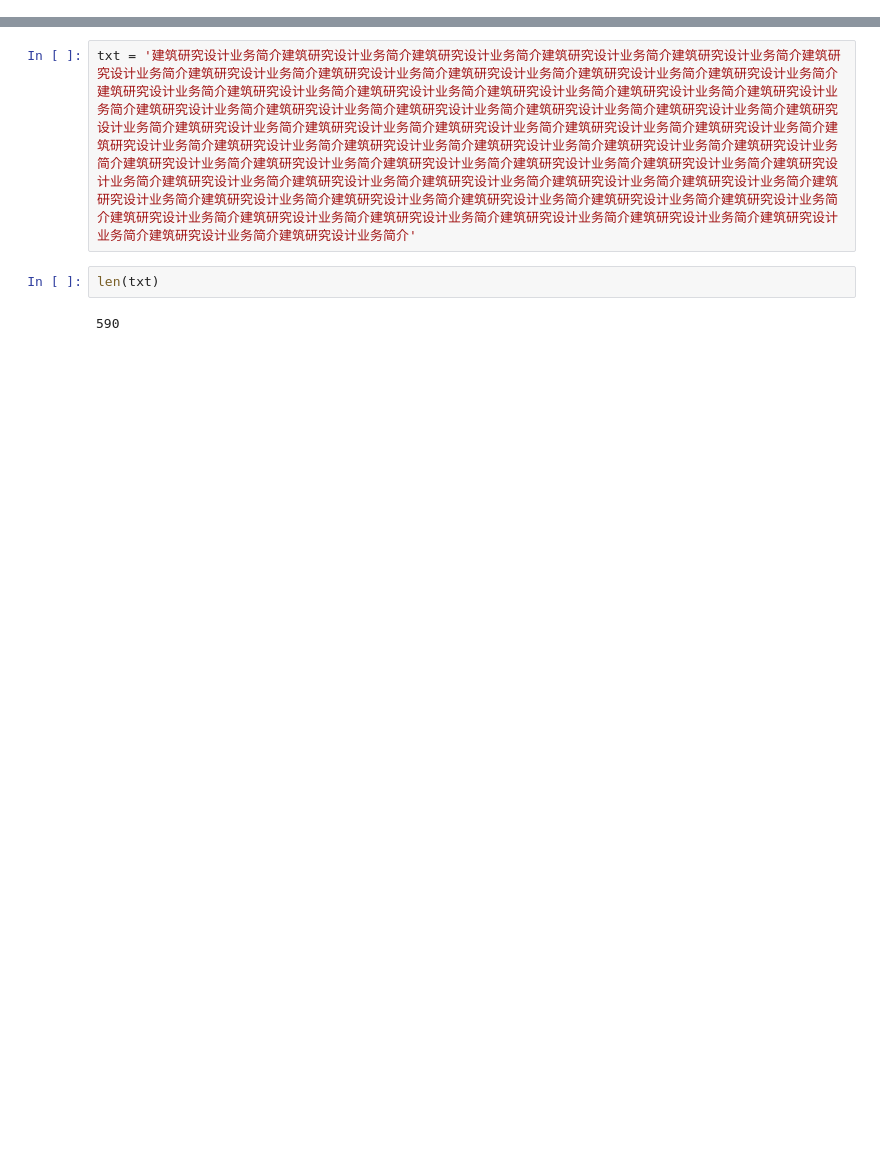
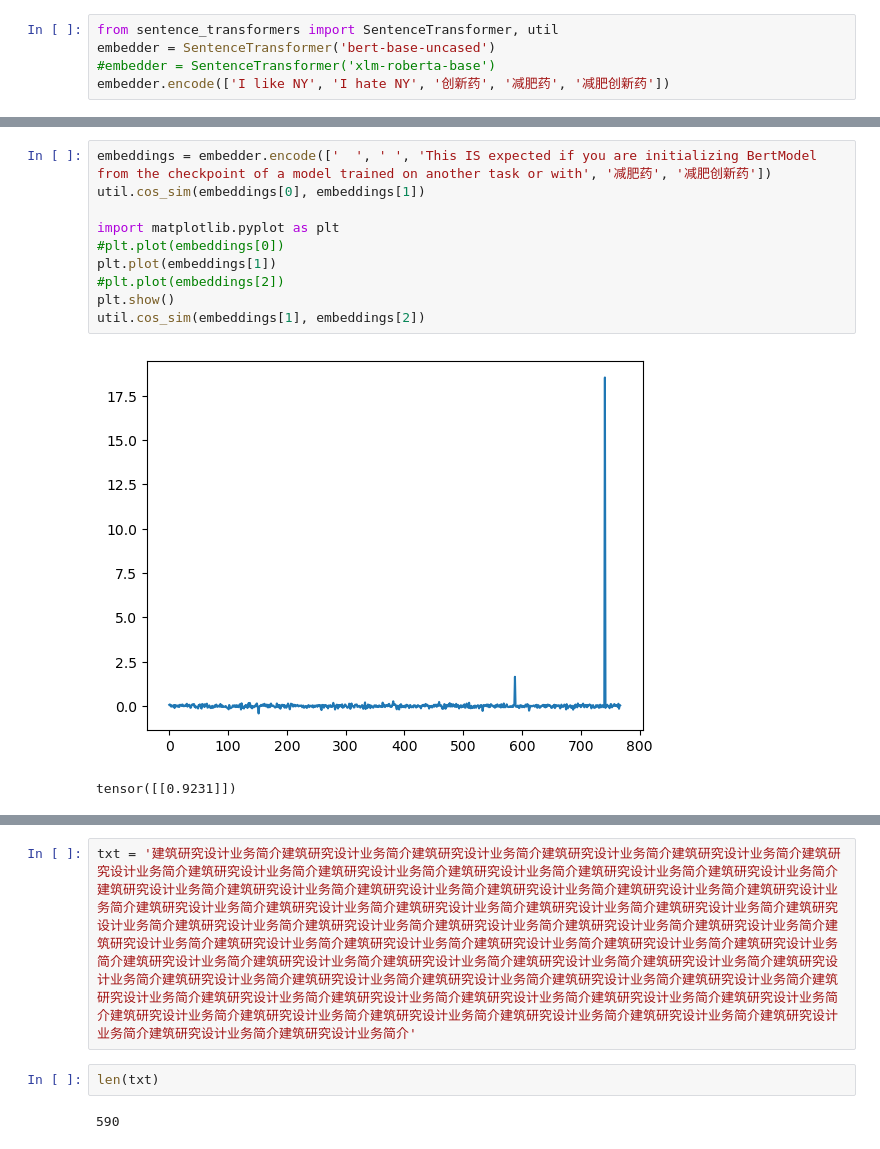
Before and after one commit to zhangmaosen/jiucai, a Jupyter notebook: lab/test_sbert.ipynb, the cells around one changed output, grey strips where cells are left out. Drawn from its saved outputs; the diff is of its cells as text; blank space fills up the shorter version.

```diff
--- a/lab/test_sbert.ipynb
+++ b/lab/test_sbert.ipynb
@@ -0,0 +1,5 @@
+# %%
+from sentence_transformers import SentenceTransformer, util
+embedder = SentenceTransformer('bert-base-uncased')
+#embedder = SentenceTransformer('xlm-roberta-base')
+embedder.encode(['I like NY', 'I hate NY', '创新药', '减肥药', '减肥创新药'])
@@ -0,0 +74,13 @@
+# %%
+embeddings = embedder.encode(['  ', ' ', 'This IS expected if you are initializing BertModel from the checkpoint of a model trained on another task or with', '减肥药', '减肥创新药'])
+util.cos_sim(embeddings[0], embeddings[1])
+
+import matplotlib.pyplot as plt
+#plt.plot(embeddings[0])
+plt.plot(embeddings[1])
+#plt.plot(embeddings[2])
+plt.show()
+util.cos_sim(embeddings[1], embeddings[2])
+# %% [output]
+[figure, added]
+tensor([[0.9231]])
```
Also changed, not shown: parts of 11 cells of this notebook, 6 other files.
